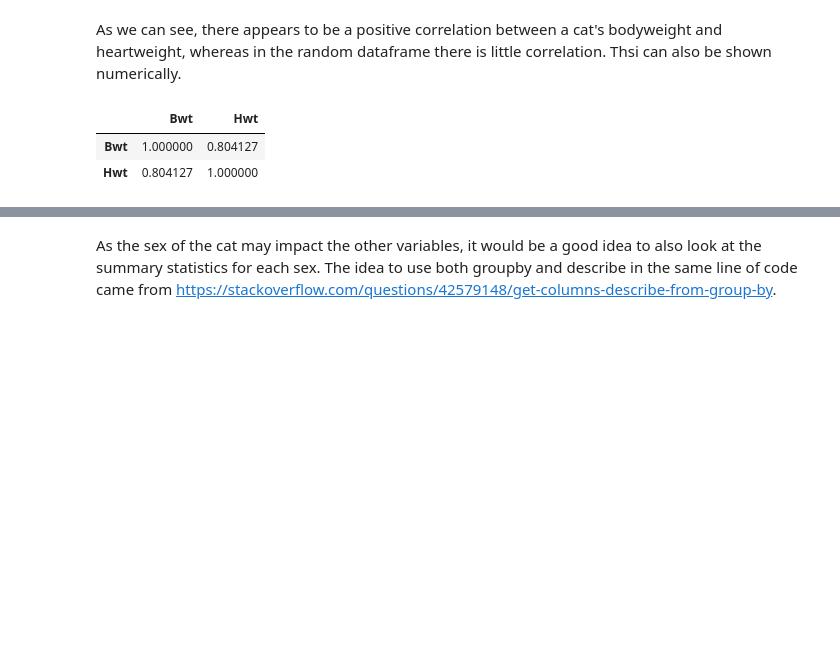
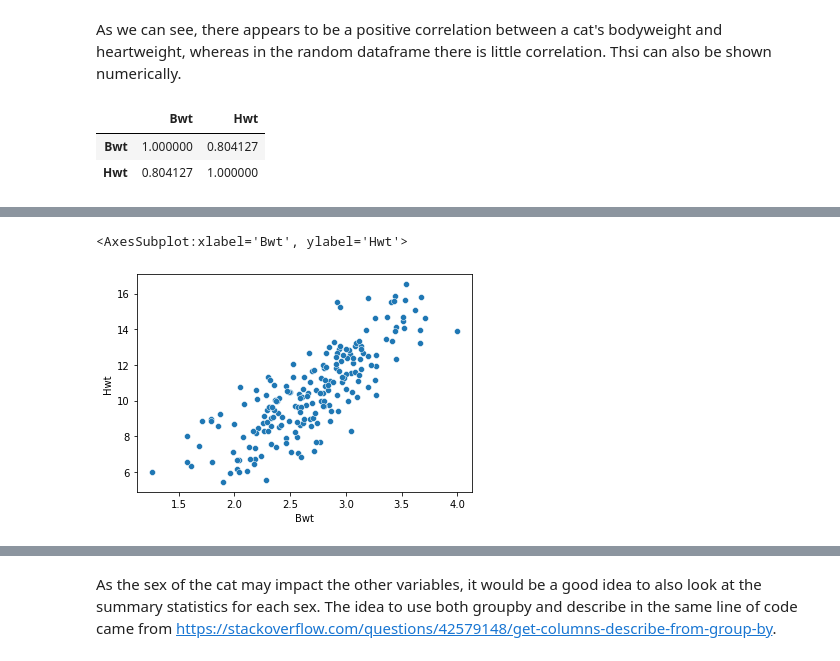
Before and after one commit to andrewjscott/Programming-for-Data-Analysis-Project, a Jupyter notebook: Simulation.ipynb, the cells around one changed output, grey strips where cells are left out. Cells and saved outputs as stored; diff of their text form; code cells hidden in the pictures; blank space fills up the shorter version.

```diff
--- a/Simulation.ipynb
+++ b/Simulation.ipynb
@@ -229,0 +250,3 @@ This means that in general, lighter cats have lighter hearts and heavier cats ha
+# %%
+# Convert random array to pandas df
+df_cats_mvn = pd.DataFrame(cats_mvn, columns = ['Bwt', 'Hwt'])
@@ -229,0 +266,6 @@ This means that in general, lighter cats have lighter hearts and heavier cats ha
+# %%
+# Plot multivariate random data
+sns.scatterplot(data = df_cats_mvn, x = 'Bwt', y= 'Hwt')
+# %% [output]
+<AxesSubplot:xlabel='Bwt', ylabel='Hwt'>
+[figure, added]
```
Also changed, not shown: parts of 48 cells of this notebook, 6 other files.
